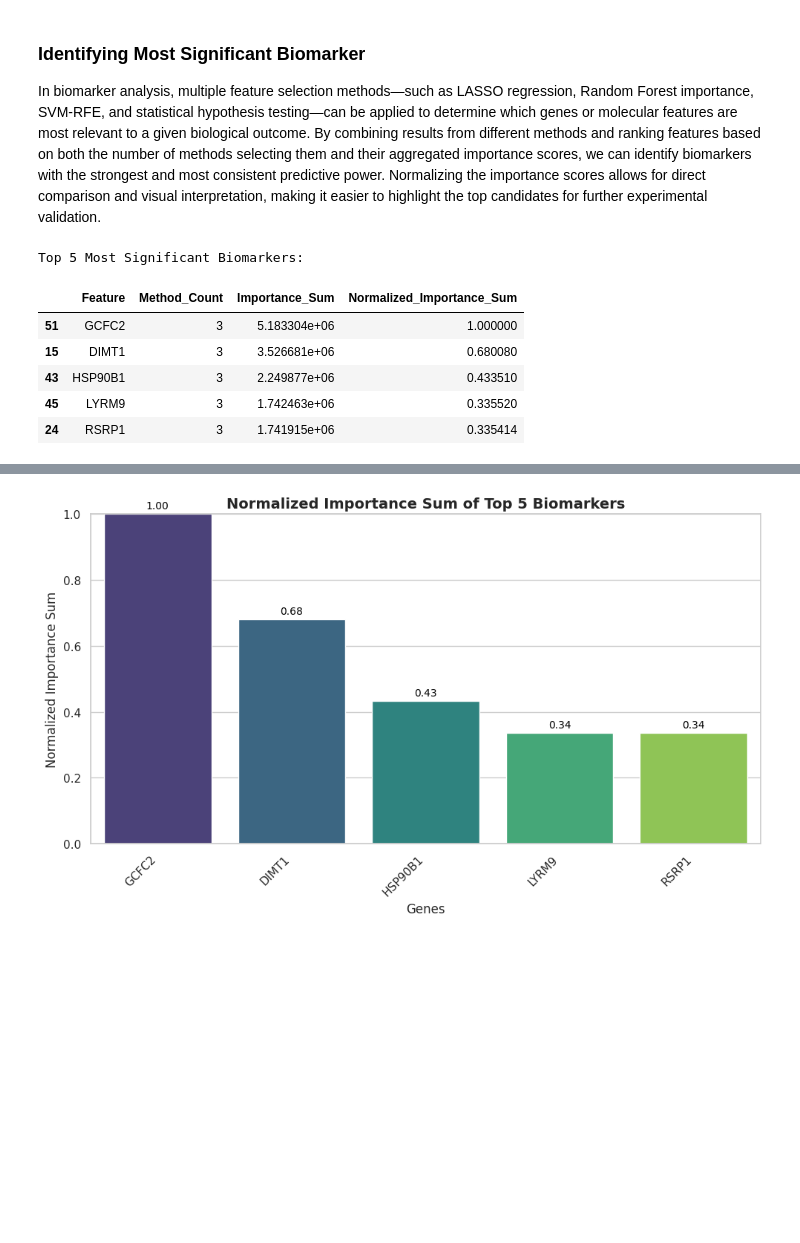
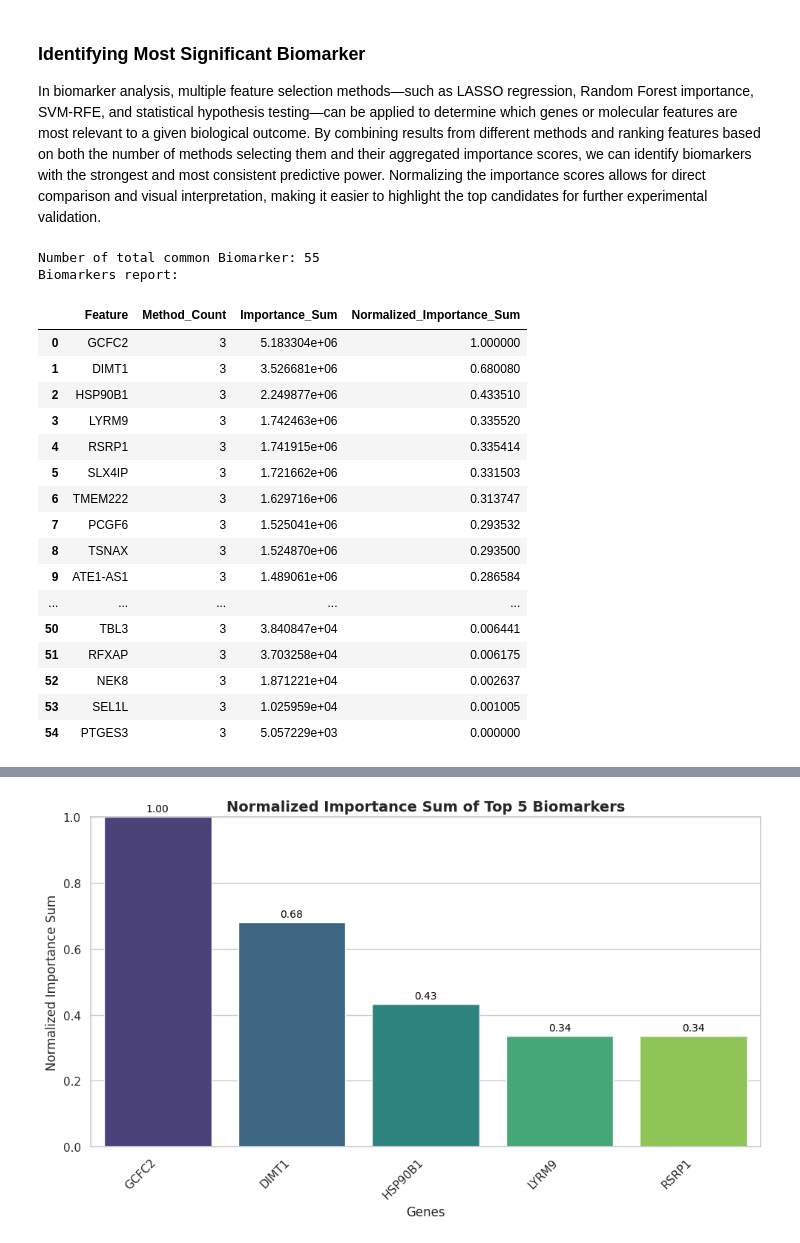
Before and after one commit to sazidshahjada/T1D-GeneExp-Classifier, a Jupyter notebook: t1d_clening_eda_modeling.ipynb, the cells around one changed output, grey strips where cells are left out. Saved outputs shown, nothing was run; the diff lists cells and outputs as text; code cells hidden in the pictures; blank space fills up the shorter version.

```diff
--- a/t1d_clening_eda_modeling.ipynb
+++ b/t1d_clening_eda_modeling.ipynb
@@ -567,43 +567,53 @@ for feature in all_features:
     importance_sum = 0
 
     if feature in rf_features:
         score += 1
         importance_sum += rf_feature_importance[rf_feature_importance['Feature'] == feature]['Importance'].iloc[0]
 
     if feature in svmrfe_features:
         score += 1
         importance_sum += svmrfe_feature_importance[svmrfe_feature_importance['Feature'] == feature]['Importance'].iloc[0]
 
     if feature in ttest_features:
         score += 1
         p_value = ttest_feature_importance[ttest_feature_importance['Feature'] == feature]['p-value'].iloc[0]
         importance_sum += 1 / (p_value + 1e-10)  # Avoid division by zero
 
     feature_scores[feature] = {'count': score, 'importance_sum': importance_sum}
 
 # Convert to DataFrame for ranking
 biomarker_ranking = pd.DataFrame.from_dict(feature_scores, orient='index').reset_index()
 biomarker_ranking.columns = ['Feature', 'Method_Count', 'Importance_Sum']
-biomarker_ranking = biomarker_ranking.sort_values(by=['Method_Count', 'Importance_Sum'], ascending=[False, False])
+biomarker_ranking = biomarker_ranking.sort_values(by=['Method_Count', 'Importance_Sum'], ascending=[False, False]).reset_index(drop=True)
+
 # Normalize Importance_Sum between 0 and 1
 min_val = biomarker_ranking['Importance_Sum'].min()
 max_val = biomarker_ranking['Importance_Sum'].max()
 biomarker_ranking['Normalized_Importance_Sum'] = (
     (biomarker_ranking['Importance_Sum'] - min_val) /
     (max_val - min_val)
 )
 
-# Select top 5 with normalized values
-top_5_biomarkers = biomarker_ranking.head(5)
-
-# Print top 5 biomarkers
-print("Top 5 Most Significant Biomarkers:")
-top_5_biomarkers[['Feature', 'Method_Count', 'Importance_Sum', 'Normalized_Importance_Sum']]
+print("Number of total common Biomarker:", len(biomarker_ranking))
+print("Biomarkers report:")
+biomarker_ranking[['Feature', 'Method_Count', 'Importance_Sum', 'Normalized_Importance_Sum']]
 # %% [output]
-Top 5 Most Significant Biomarkers:
+Number of total common Biomarker: 55
+Biomarkers report:
 |  | Feature | Method_Count | Importance_Sum | Normalized_Importance_Sum |
-| 51 | GCFC2 | 3 | 5.183304e+06 | 1.000000 |
-| 15 | DIMT1 | 3 | 3.526681e+06 | 0.680080 |
-| 43 | HSP90B1 | 3 | 2.249877e+06 | 0.433510 |
-| 45 | LYRM9 | 3 | 1.742463e+06 | 0.335520 |
-| 24 | RSRP1 | 3 | 1.741915e+06 | 0.335414 |
+| 0 | GCFC2 | 3 | 5.183304e+06 | 1.000000 |
+| 1 | DIMT1 | 3 | 3.526681e+06 | 0.680080 |
+| 2 | HSP90B1 | 3 | 2.249877e+06 | 0.433510 |
+| 3 | LYRM9 | 3 | 1.742463e+06 | 0.335520 |
+| 4 | RSRP1 | 3 | 1.741915e+06 | 0.335414 |
+| 5 | SLX4IP | 3 | 1.721662e+06 | 0.331503 |
+| 6 | TMEM222 | 3 | 1.629716e+06 | 0.313747 |
+| 7 | PCGF6 | 3 | 1.525041e+06 | 0.293532 |
+| 8 | TSNAX | 3 | 1.524870e+06 | 0.293500 |
+| 9 | ATE1-AS1 | 3 | 1.489061e+06 | 0.286584 |
+| ... | ... | ... | ... | ... |
+| 50 | TBL3 | 3 | 3.840847e+04 | 0.006441 |
+| 51 | RFXAP | 3 | 3.703258e+04 | 0.006175 |
+| 52 | NEK8 | 3 | 1.871221e+04 | 0.002637 |
+| 53 | SEL1L | 3 | 1.025959e+04 | 0.001005 |
+| 54 | PTGES3 | 3 | 5.057229e+03 | 0.000000 |
```
Also changed, not shown: parts of 2 cells of this notebook, 1 other file.
